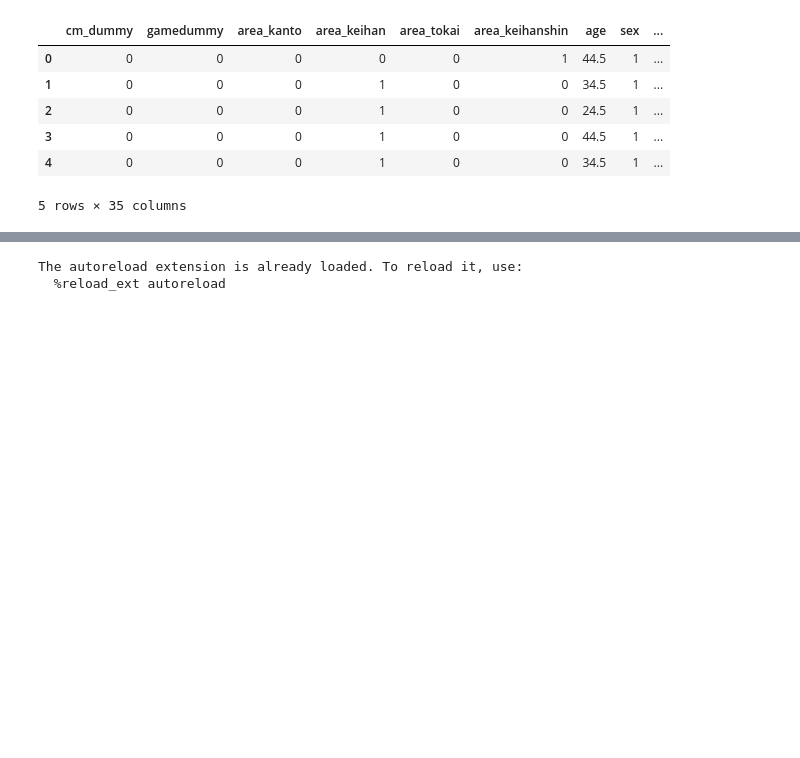
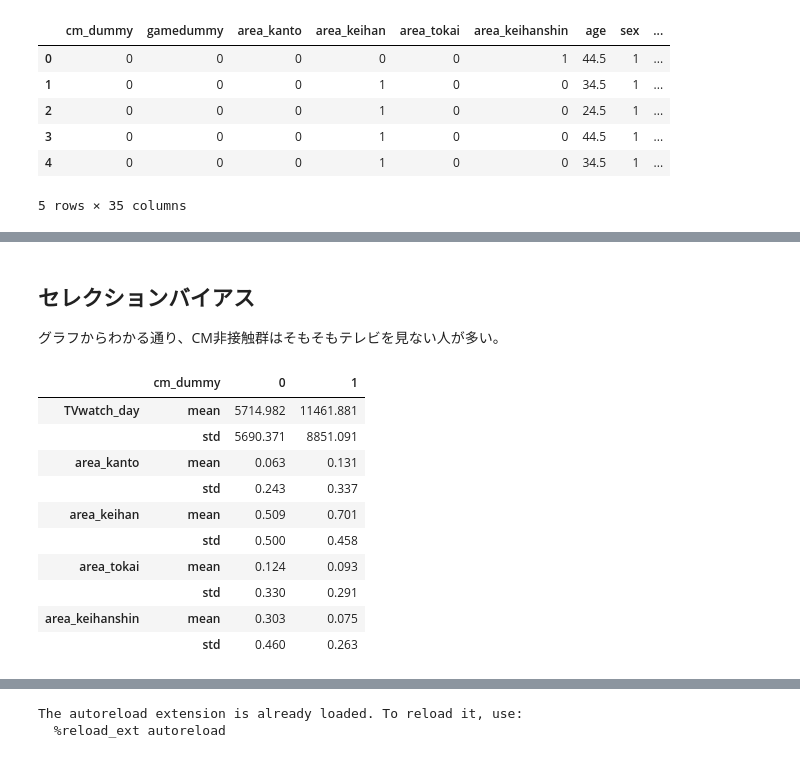
Before and after one commit to louis1022/ML_notebook, a Jupyter notebook: causal_reasoning/notebook/propensity_score_lib.ipynb, the cells around one changed output, grey strips where cells are left out. Cells and saved outputs as stored; diff of their text form; code cells hidden in the pictures; blank space fills up the shorter version.

```diff
--- a/causal_reasoning/notebook/propensity_score_lib.ipynb
+++ b/causal_reasoning/notebook/propensity_score_lib.ipynb
@@ -50,0 +105,20 @@ raw_df.head()
+# %% [markdown]
+## セレクションバイアス
+
+グラフからわかる通り、CM非接触群はそもそもテレビを見ない人が多い。
+# %%
+raw_df.groupby('cm_dummy')[
+    'TVwatch_day', 'area_kanto', 'area_keihan', 'area_tokai', 'area_keihanshin'
+].agg(['mean', 'std']).T.round(3)
+# %% [output]
+|  | cm_dummy | 0 | 1 |
+| TVwatch_day | mean | 5714.982 | 11461.881 |
+|  | std | 5690.371 | 8851.091 |
+| area_kanto | mean | 0.063 | 0.131 |
+|  | std | 0.243 | 0.337 |
+| area_keihan | mean | 0.509 | 0.701 |
+|  | std | 0.500 | 0.458 |
+| area_tokai | mean | 0.124 | 0.093 |
+|  | std | 0.330 | 0.291 |
+| area_keihanshin | mean | 0.303 | 0.075 |
+|  | std | 0.460 | 0.263 |
```
Also changed, not shown: parts of 21 cells of this notebook, 2 other files.
